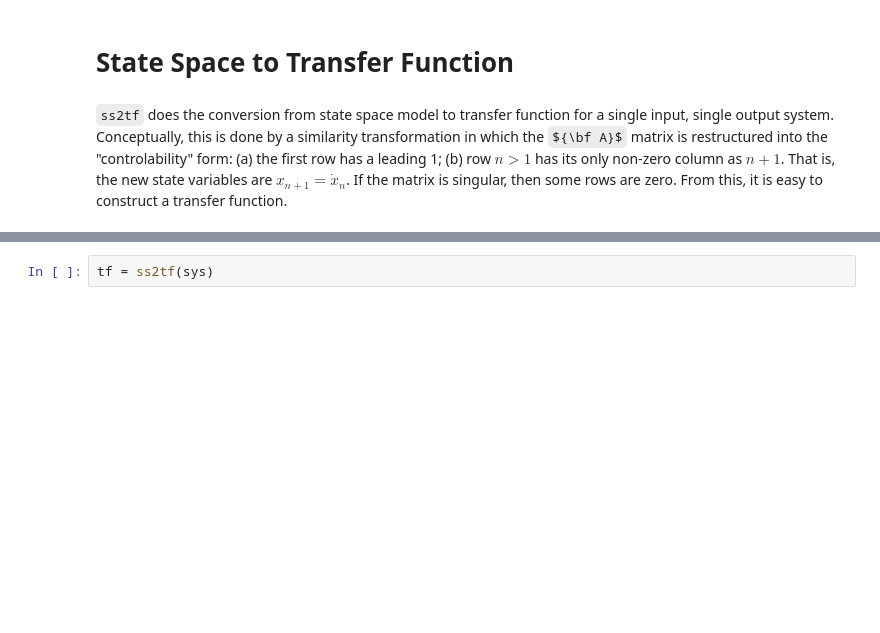
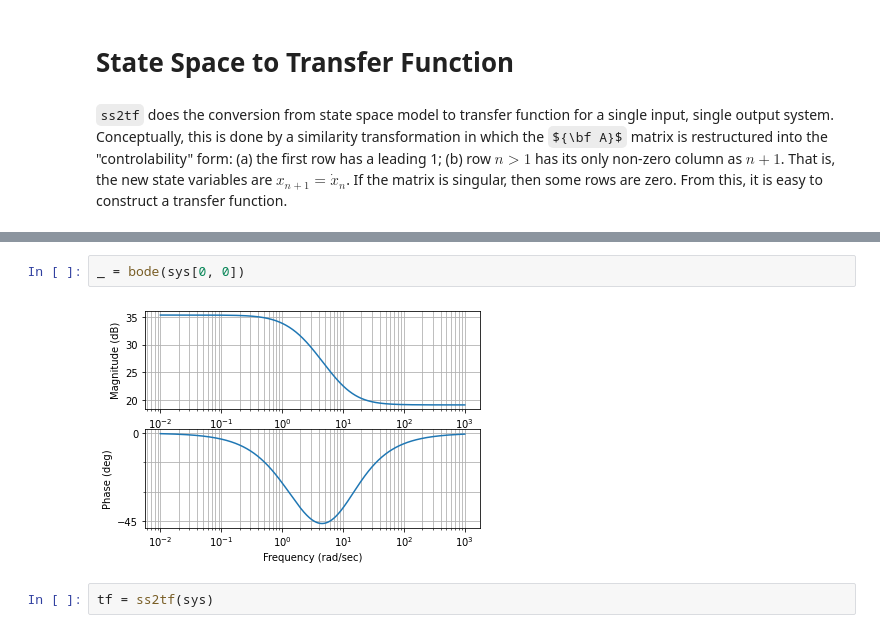
Before and after one commit to ModelEngineering/controlSBML, a Jupyter notebook: notebooks/Control-Libray-Examples.ipynb, the cells around one changed output, grey strips where cells are left out. Drawn from its saved outputs; the diff is of its cells as text; some formulas as TeX source; blank space fills up the shorter version.

```diff
--- a/notebooks/Control-Libray-Examples.ipynb
+++ b/notebooks/Control-Libray-Examples.ipynb
@@ -204,5 +252,9 @@ sys
 \end{array}\right)
 \]
+# %%
+_ = bode(sys[0, 0])
+# %% [output]
+[figure, added]
 # %%
 tf = ss2tf(sys)
 # %% [markdown]
```
Also changed, not shown: parts of 18 cells of this notebook, 8 other files.
